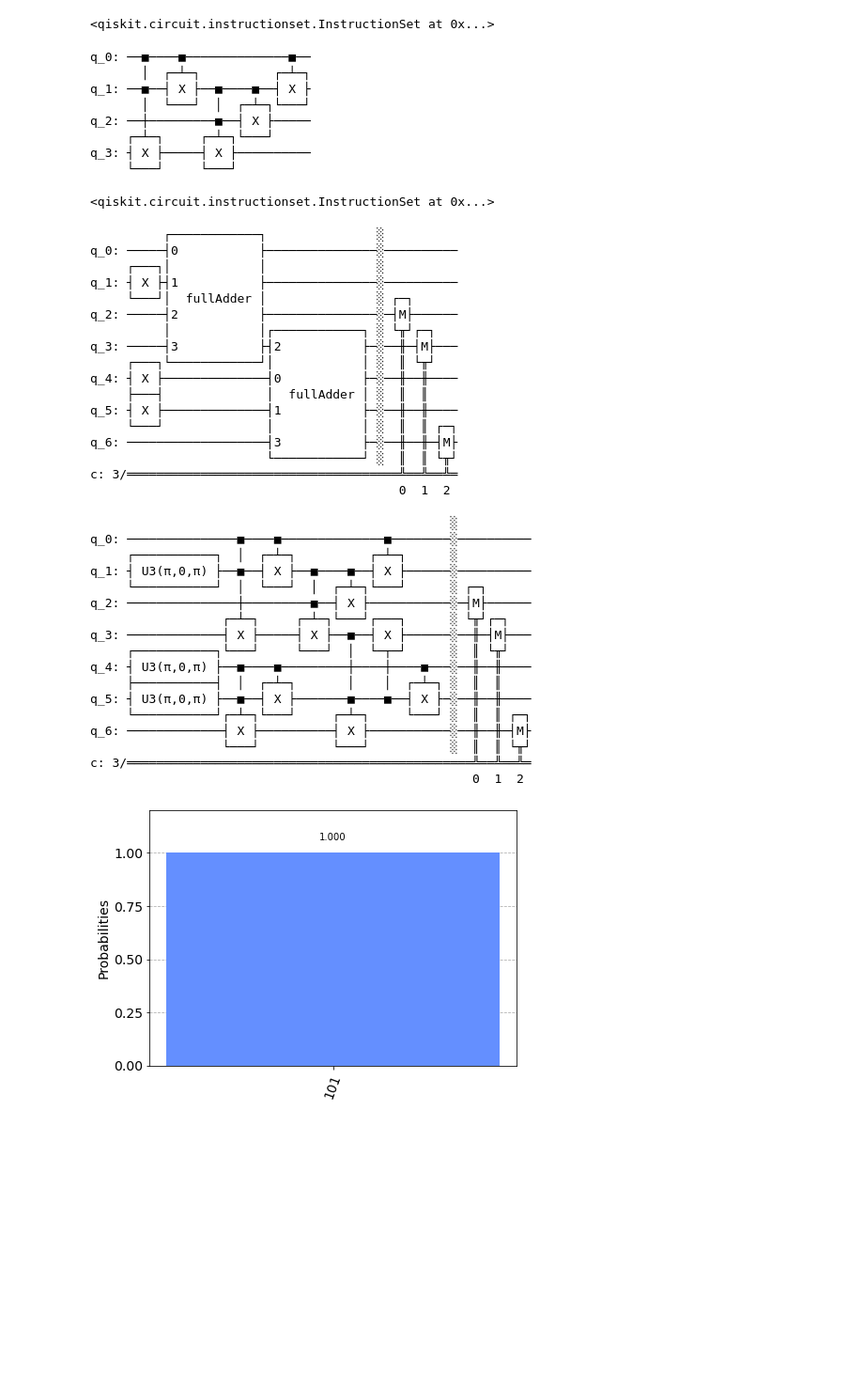
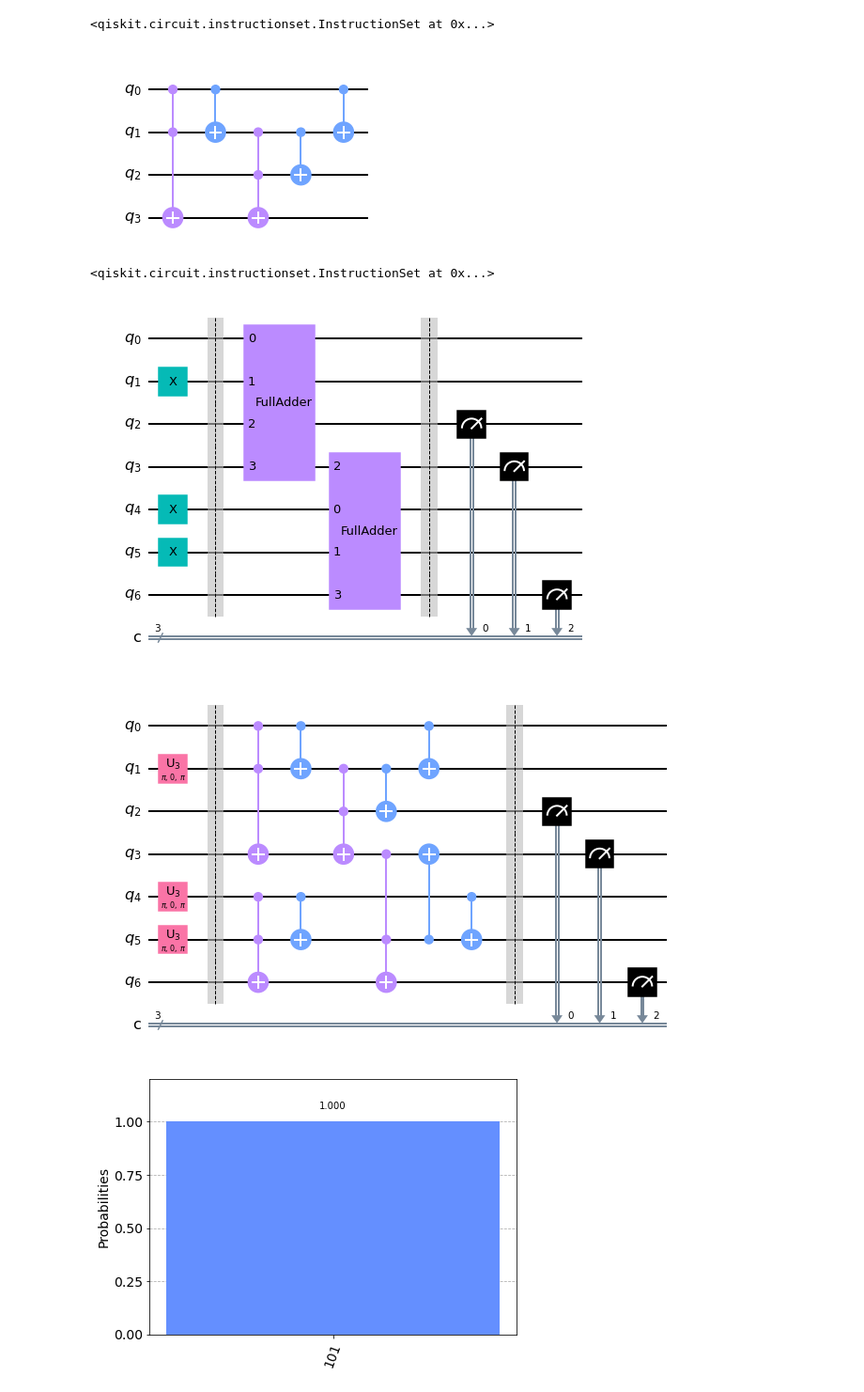
Before and after one commit to t11s/qiskit_full_adder, a Jupyter notebook: full adder.ipynb, the cells around one changed output. Shown at 94% size. Cells and saved outputs as stored; diff of their text form; code cells hidden in the pictures; blank space fills up the shorter version.

```diff
--- a/full adder.ipynb
+++ b/full adder.ipynb
@@ -15,16 +15,9 @@ fa.cx(0,1)
 # %% [output]
 <qiskit.circuit.instructionset.InstructionSet at 0x...>
 # %%
-fa.draw()
+fa.draw('mpl')
 # %% [output]
-q_0: ──■────■──────────────■──
-       │  ┌─┴─┐          ┌─┴─┐
-q_1: ──■──┤ X ├──■────■──┤ X ├
-       │  └───┘  │  ┌─┴─┐└───┘
-q_2: ──┼─────────■──┤ X ├─────
-     ┌─┴─┐     ┌─┴─┐└───┘
-q_3: ┤ X ├─────┤ X ├──────────
-     └───┘     └───┘
+[figure, added]
 # %%
 fullAdder=fa.to_gate(label='fullAdder')
 # %%
@@ -44,45 +38,13 @@ twoBitAdd.measure([2,3,6],[0,1,2])
 # %% [output]
 <qiskit.circuit.instructionset.InstructionSet at 0x...>
 # %%
-twoBitAdd.draw()
+twoBitAdd.draw('mpl')
 # %% [output]
-          ┌────────────┐               ░
-q_0: ─────┤0           ├───────────────░──────────
-     ┌───┐│            │               ░
-q_1: ┤ X ├┤1           ├───────────────░──────────
-     └───┘│  fullAdder │               ░ ┌─┐
-q_2: ─────┤2           ├───────────────░─┤M├──────
-          │            │┌────────────┐ ░ └╥┘┌─┐
-q_3: ─────┤3           ├┤2           ├─░──╫─┤M├───
-     ┌───┐└────────────┘│            │ ░  ║ └╥┘
-q_4: ┤ X ├──────────────┤0           ├─░──╫──╫────
-     ├───┤              │  fullAdder │ ░  ║  ║
-q_5: ┤ X ├──────────────┤1           ├─░──╫──╫────
-     └───┘              │            │ ░  ║  ║ ┌─┐
-q_6: ───────────────────┤3           ├─░──╫──╫─┤M├
-                        └────────────┘ ░  ║  ║ └╥┘
-c: 3/═════════════════════════════════════╩══╩══╩═
-                                          0  1  2
+[figure, added]
 # %%
-twoBitAdd.decompose().draw()
+twoBitAdd.decompose().draw('mpl')
 # %% [output]
-                                                 ░
-q_0: ───────────────■────■──────────────■────────░──────────
-     ┌───────────┐  │  ┌─┴─┐          ┌─┴─┐      ░
-q_1: ┤ U3(π,0,π) ├──■──┤ X ├──■────■──┤ X ├──────░──────────
-     └───────────┘  │  └───┘  │  ┌─┴─┐└───┘      ░ ┌─┐
-q_2: ───────────────┼─────────■──┤ X ├───────────░─┤M├──────
-                  ┌─┴─┐     ┌─┴─┐└───┘┌───┐      ░ └╥┘┌─┐
-q_3: ─────────────┤ X ├─────┤ X ├──■──┤ X ├──────░──╫─┤M├───
-     ┌───────────┐└───┘     └───┘  │  └─┬─┘      ░  ║ └╥┘
-q_4: ┤ U3(π,0,π) ├──■────■─────────┼────┼────■───░──╫──╫────
-     ├───────────┤  │  ┌─┴─┐       │    │  ┌─┴─┐ ░  ║  ║
-q_5: ┤ U3(π,0,π) ├──■──┤ X ├───────■────■──┤ X ├─░──╫──╫────
-     └───────────┘┌─┴─┐└───┘     ┌─┴─┐     └───┘ ░  ║  ║ ┌─┐
-q_6: ─────────────┤ X ├──────────┤ X ├───────────░──╫──╫─┤M├
-                  └───┘          └───┘           ░  ║  ║ └╥┘
-c: 3/═══════════════════════════════════════════════╩══╩══╩═
-                                                    0  1  2
+[figure, added]
 # %%
 simulator=Aer.get_backend('qasm_simulator')
 from qiskit.tools.visualization import plot_histogram
```
Also changed, not shown: parts of 7 cells of this notebook.
